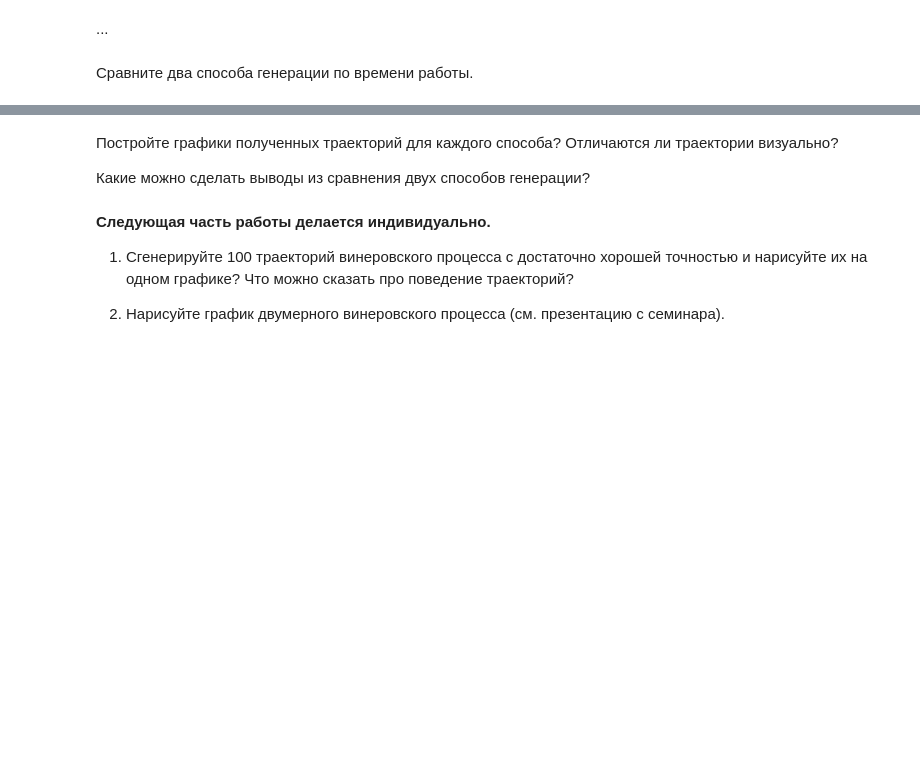
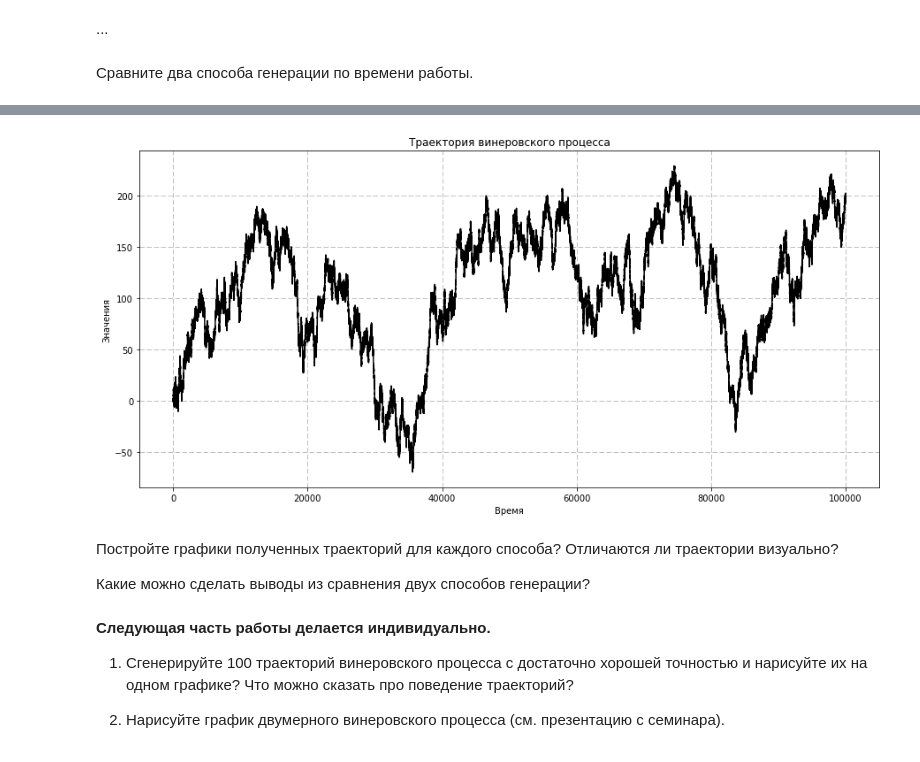
Before and after one commit to svinkapeppa/stochastic, a Jupyter notebook: lab_6/6.23.ipynb, the cells around one changed output, grey strips where cells are left out. Drawn from its saved outputs; the diff is of its cells as text; code cells hidden in the pictures; blank space fills up the shorter version.

```diff
--- a/lab_6/6.23.ipynb
+++ b/lab_6/6.23.ipynb
@@ -176,3 +211,15 @@ plt.show()
+# %%
+plt.figure(figsize=(15,7))
+
+plt.plot(times, values, c='black')
+
+plt.title('Траектория винеровского процесса')
+plt.xlabel('Время')
+plt.ylabel('Значения')
+plt.grid(ls='--')
+plt.show()
+# %% [output]
+[figure, added]
 # %% [markdown]
 Постройте графики полученных траекторий для каждого способа? Отличаются ли траектории визуально?
 
```
Also changed, not shown: parts of 9 cells of this notebook.
